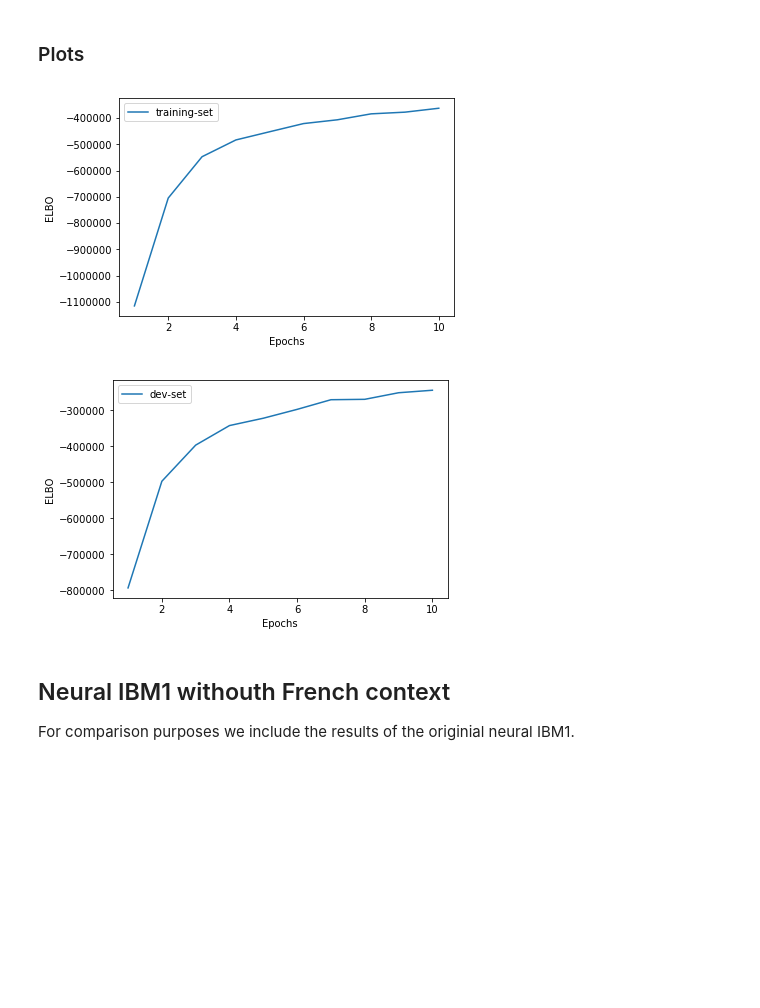
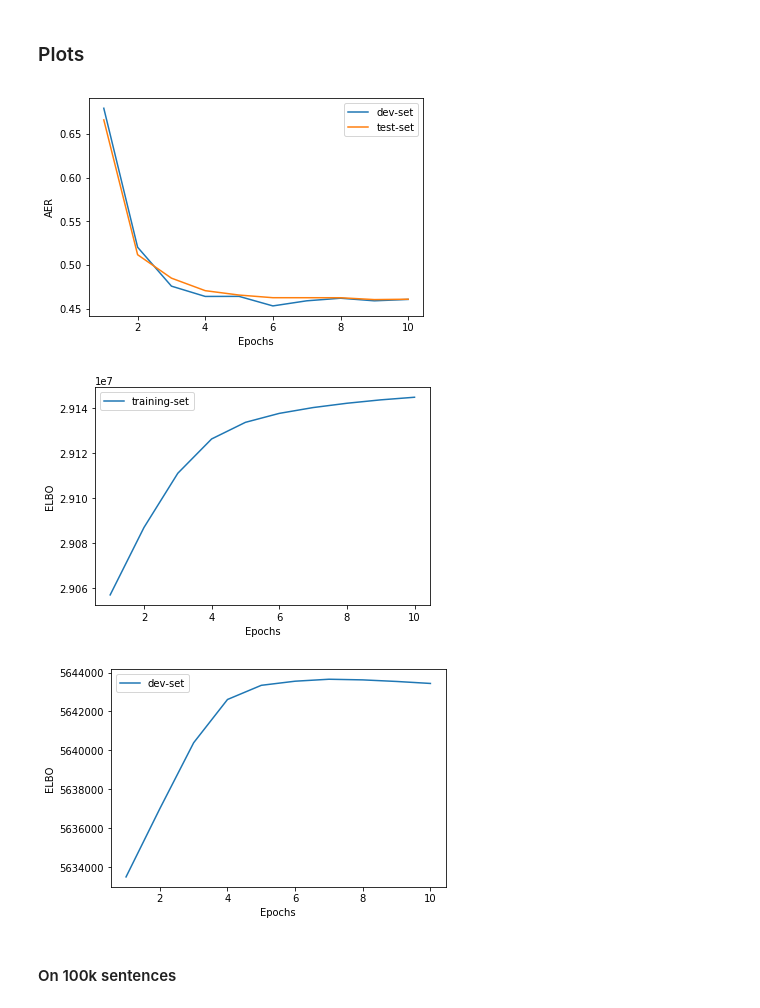
Before and after one commit to Fije/Variational_AutoEncoders, a Jupyter notebook: T4.ipynb, the cells around one changed output. Saved outputs shown, nothing was run; the diff lists cells and outputs as text; code cells hidden in the pictures; blank space fills up the shorter version.

```diff
--- a/T4.ipynb
+++ b/T4.ipynb
@@ -78,9 +536,9 @@ with tf.Session() as sess:
         model, train_e_path, train_f_path,
         dev_e_path, dev_f_path, dev_wa,
         test_e_path, test_f_path, test_wa,
-        num_epochs=15, batch_size=batch_size,
+        num_epochs=10, batch_size=batch_size,
         max_length=max_length, lr=lr, lr_decay=lr_decay, session=sess,
-        max_num=100000) # small training corpus just to make testing new code easier
+        max_num=10000) # small training corpus just to make testing new code easier
 
     # now first TF needs to initialize all the variables
     print("Initializing variables..")
@@ -89,7 +547,7 @@ with tf.Session() as sess:
     # now we can start training!
     print("Training started..")
     results = trainer.train()
-    dev_AERs, test_AERs, train_likelihoods, dev_likelihoods = results
+    dev_AERs, test_AERs, train_ELBOs, dev_ELBOs = results
 # %% [output]
 Training with B=10 max_length=30 lr=0.001 lr_decay=0.0
 Initializing variables..
@@ -114,39 +582,36 @@ KeyboardInterrupt:
 # %%
 # plotting
 import matplotlib.pyplot as plt
 
-# handles = []
-# ax1 = plt.plot(range(1, len(dev_AERs)+1), dev_AERs, label='dev-set')
-# handles.extend(ax1)
-# ax2 = plt.plot(range(1, len(test_AERs)+1), test_AERs, label='test-set')
-# handles.extend(ax2)
-# plt.legend(handles=handles)
-# plt.xlabel('Epochs')
-# plt.ylabel('AER')
-# plt.show()
-# plt.clf()
+handles = []
+ax1 = plt.plot(range(1, len(dev_AERs)+1), dev_AERs, label='dev-set')
+handles.extend(ax1)
+ax2 = plt.plot(range(1, len(test_AERs)+1), test_AERs, label='test-set')
+handles.extend(ax2)
+plt.legend(handles=handles)
+plt.xlabel('Epochs')
+plt.ylabel('AER')
+plt.show()
+plt.clf()
 
 handles = []
 ax1 = plt.plot(range(1, len(train_ELBOs)+1), train_ELBOs, label='training-set')
 handles.extend(ax1)
 plt.legend(handles=handles)
 plt.xlabel('Epochs')
 plt.ylabel('ELBO')
 plt.show()
 plt.clf()
 
 handles = []
 ax1 = plt.plot(range(1, len(dev_ELBOs)+1), dev_ELBOs, label='dev-set')
 handles.extend(ax1)
 plt.legend(handles=handles)
 plt.xlabel('Epochs')
 plt.ylabel('ELBO')
 plt.show()
 plt.clf()
 # %% [output]
-[figure, old version]
+[figure, new version]
-[figure, old version]
+[figure, new version]
+[figure, added]
-# %% [markdown]
-## Neural IBM1 withouth French context
-
-For comparison purposes we include the results of the originial neural IBM1.
@@ -156,3 +618,5 @@ from neuralibm1trainer import NeuralIBM1Trainer
+# %% [markdown]
+#### On 100k sentences
 # %%
 tf.reset_default_graph()
 
```
Also changed, not shown: parts of 9 cells of this notebook, 5 other files.
